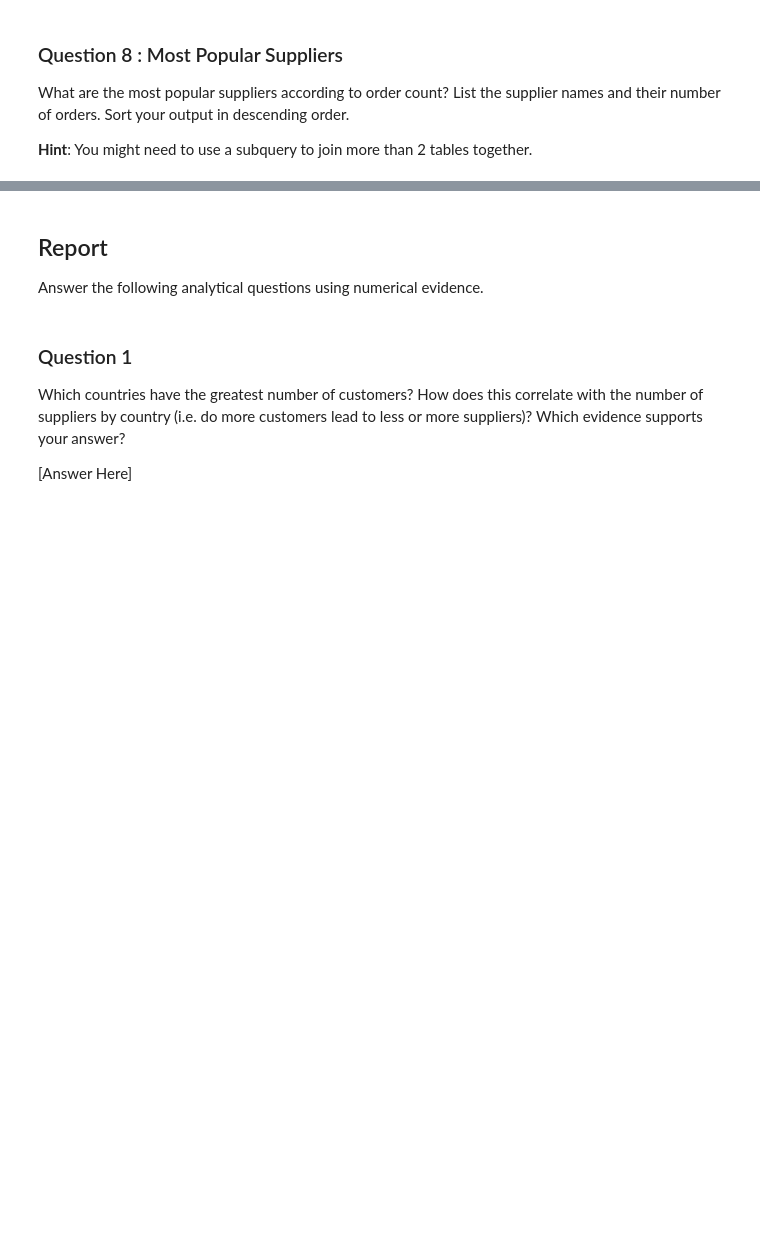
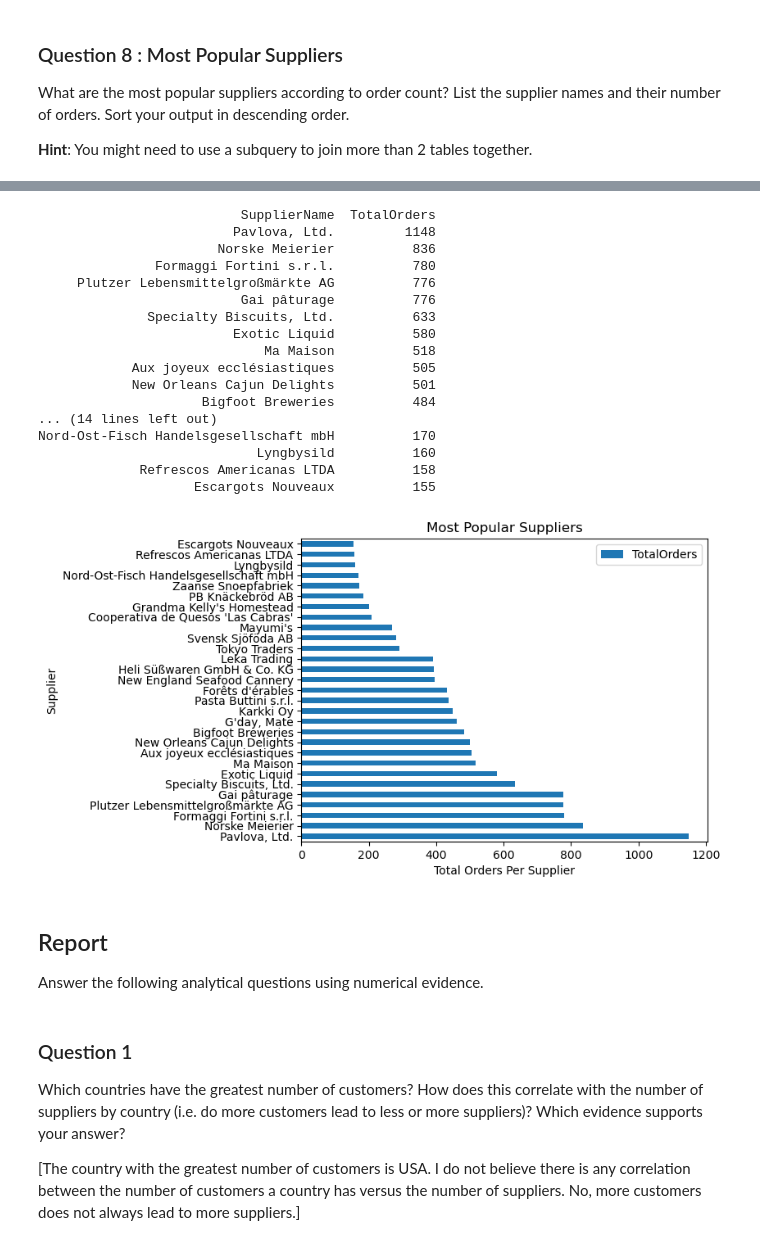
Before and after one commit to Klemaine/Ad-hoc-Report-for-Osiris-Foods, a Jupyter notebook: adhoc_report.ipynb, the cells around one changed output, grey strips where cells are left out. Drawn from its saved outputs; the diff is of its cells as text; code cells hidden in the pictures; blank space fills up the shorter version.

```diff
--- a/adhoc_report.ipynb
+++ b/adhoc_report.ipynb
@@ -446,7 +446,16 @@ What are the most popular suppliers according to order count? List the supplier
 **Hint**: You might need to use a subquery to join more than 2 tables together.
 # %%
 # TODO: Write a SQL query which will answer the question above.
-...
+cursor.execute("""
+    SELECT SupplierName, SUM(od.Quantity) AS TotalOrders
+    FROM Suppliers As s
+    JOIN OrderDetails AS od ON od.ProductID = p.ProductID
+    JOIN Products AS p on s.SupplierID = p.SupplierID
+    GROUP BY s.SupplierName
+    ORDER BY TotalOrders desc;
+""")
 
 # TODO: Fetch your list of tuples and print it out
-...
+rows7 = cursor.fetchall()
+for r in rows7:
+    print(r)
@@ -453,9 +480,33 @@ What are the most popular suppliers according to order count? List the supplier
 # %%
 # TODO: Convert your list of tuples to a dataframe
-...
+df7 = pd.DataFrame(rows7, columns=['SupplierName', 'TotalOrders'])
+print(df7.to_string(index=False))
 
 # TODO: Generate a visualization on this dataframe
-...
+df7.plot.barh(x= 'SupplierName', y = 'TotalOrders')
+plt.title("Most Popular Suppliers")
+plt.xlabel("Total Orders Per Supplier")
+plt.ylabel("Supplier")
+plt.show()
+# %% [output]
+                          SupplierName  TotalOrders
+                         Pavlova, Ltd.         1148
+                       Norske Meierier          836
+               Formaggi Fortini s.r.l.          780
+     Plutzer Lebensmittelgroßmärkte AG          776
+                          Gai pâturage          776
+              Specialty Biscuits, Ltd.          633
+                         Exotic Liquid          580
+                             Ma Maison          518
+            Aux joyeux ecclésiastiques          505
+            New Orleans Cajun Delights          501
+                     Bigfoot Breweries          484
+... (14 lines left out)
+Nord-Ost-Fisch Handelsgesellschaft mbH          170
+                            Lyngbysild          160
+             Refrescos Americanas LTDA          158
+                    Escargots Nouveaux          155
+[figure, added]
 # %% [markdown]
 ## Report
 
@@ -465,7 +516,7 @@ Answer the following analytical questions using numerical evidence.
 
 Which countries have the greatest number of customers? How does this correlate with the number of suppliers by country (i.e. do more customers lead to less or more suppliers)? Which evidence supports your answer?
 
-[Answer Here]
+[The country with the greatest number of customers is USA. I do not believe there is any correlation between the number of customers a country has versus the number of suppliers. No, more customers does not always lead to more suppliers.]
 # %% [markdown]
 ### Question 2
 
```
Also changed, not shown: parts of 17 cells of this notebook.
